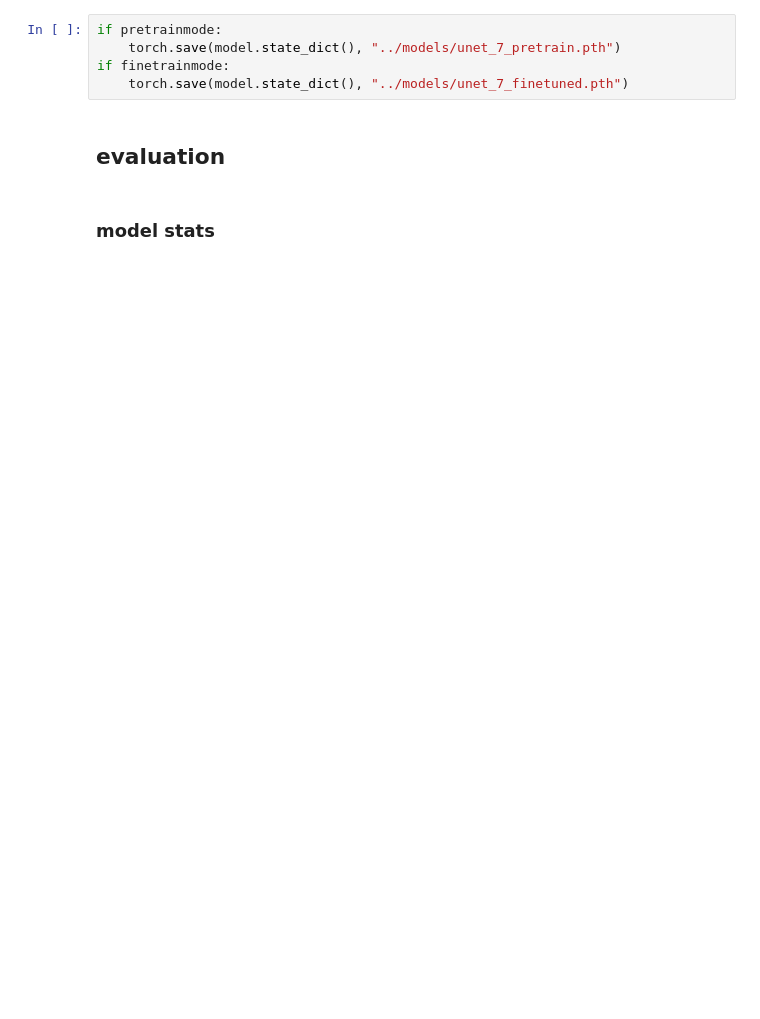
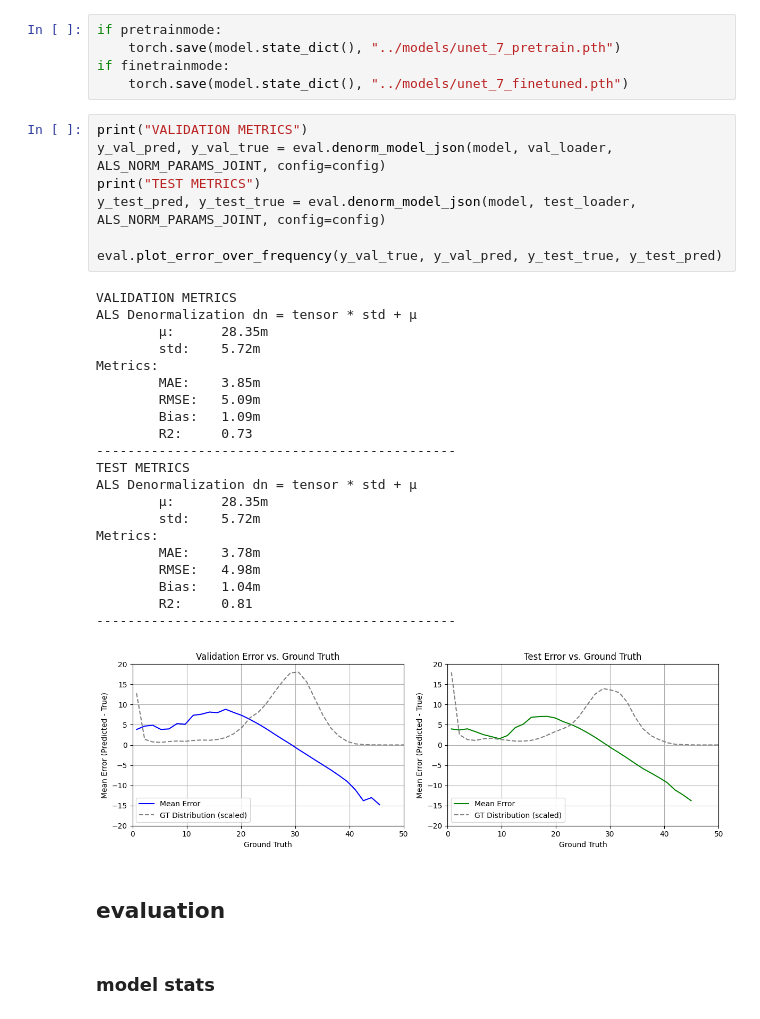
Before and after one commit to fizz-x/TreeHeads, a Jupyter notebook: training/03_unet_hypertuned.ipynb, the cells around one changed output. Drawn from its saved outputs; the diff is of its cells as text; blank space fills up the shorter version.

```diff
--- a/training/03_unet_hypertuned.ipynb
+++ b/training/03_unet_hypertuned.ipynb
@@ -581,6 +557,35 @@ if pretrainmode:
     torch.save(model.state_dict(), "../models/unet_7_pretrain.pth")
 if finetrainmode:
     torch.save(model.state_dict(), "../models/unet_7_finetuned.pth")
+# %%
+print("VALIDATION METRICS")
+y_val_pred, y_val_true = eval.denorm_model_json(model, val_loader, ALS_NORM_PARAMS_JOINT, config=config)
+print("TEST METRICS")
+y_test_pred, y_test_true = eval.denorm_model_json(model, test_loader, ALS_NORM_PARAMS_JOINT, config=config)
+
+eval.plot_error_over_frequency(y_val_true, y_val_pred, y_test_true, y_test_pred)
+# %% [output]
+VALIDATION METRICS
+ALS Denormalization dn = tensor * std + µ
+        µ:      28.35m
+        std:    5.72m
+Metrics:
+        MAE:    3.85m
+        RMSE:   5.09m
+        Bias:   1.09m
+        R2:     0.73
+----------------------------------------------
+TEST METRICS
+ALS Denormalization dn = tensor * std + µ
+        µ:      28.35m
+        std:    5.72m
+Metrics:
+        MAE:    3.78m
+        RMSE:   4.98m
+        Bias:   1.04m
+        R2:     0.81
+----------------------------------------------
+[figure, added]
 # %% [markdown]
 ## evaluation
 # %% [markdown]
```
Also changed, not shown: parts of 9 cells of this notebook, 1 other file.
